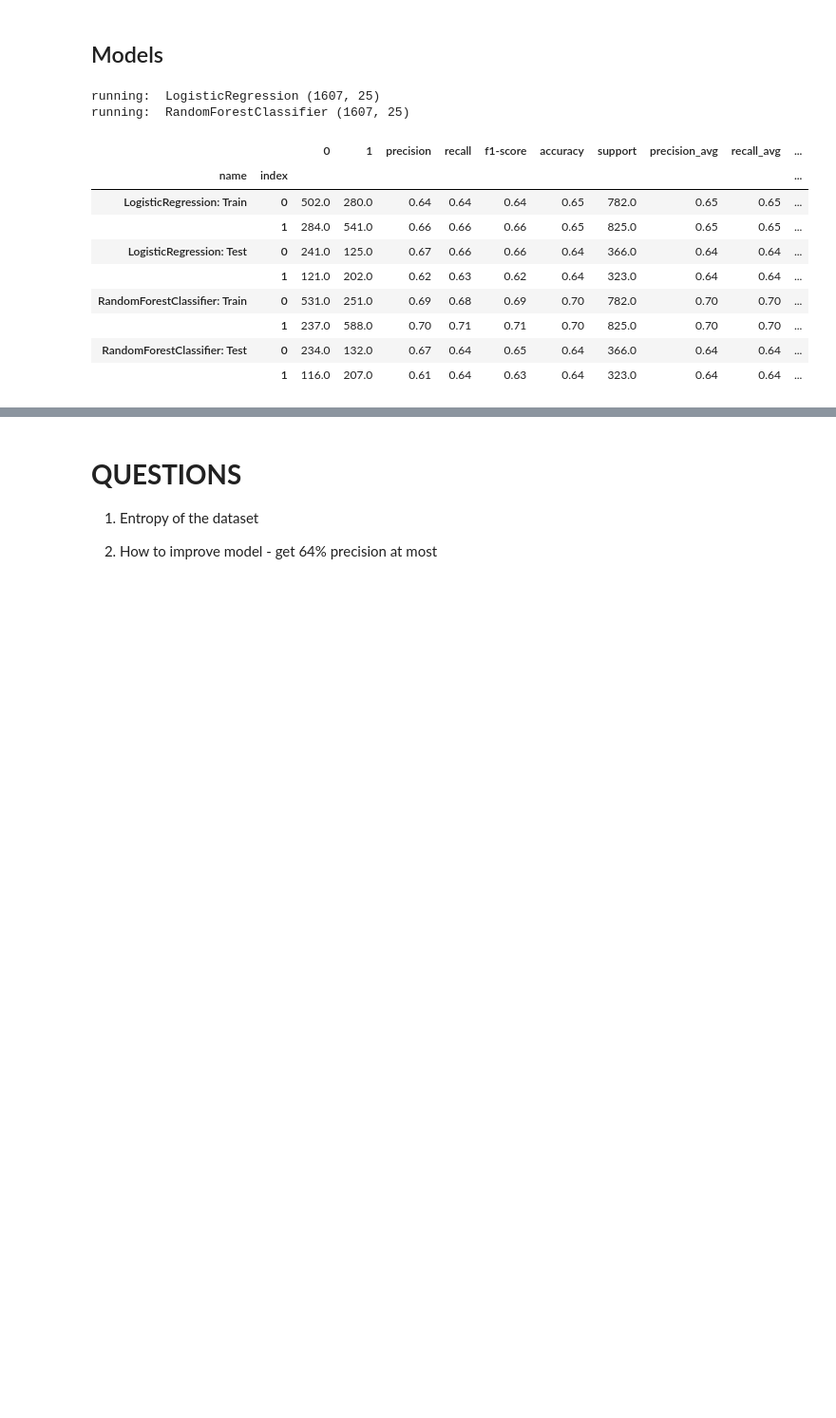
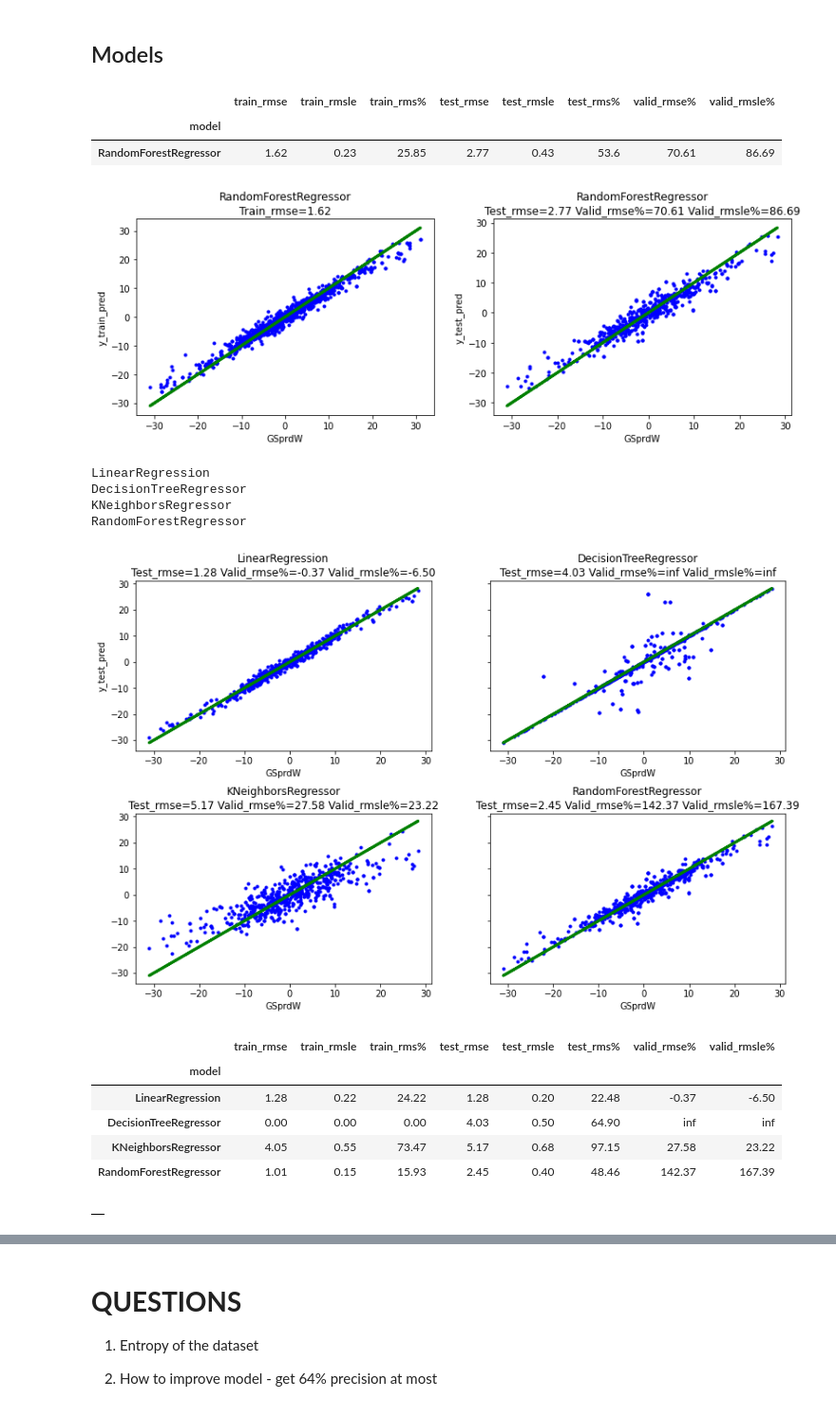
Before and after one commit to drbarak/NBA, a Jupyter notebook: NBA2021.ipynb, the cells around one changed output, grey strips where cells are left out. Shown at 95% size. Drawn from its saved outputs; the diff is of its cells as text; code cells hidden in the pictures; blank space fills up the shorter version.

```diff
--- a/NBA2021.ipynb
+++ b/NBA2021.ipynb
@@ -66,6 +66,8 @@ DayNum = 'DayNum'
 NBA = True
 if NBA:
   DayNum = 'Date'
+
+GET_DATA = False
 # %%
 def get_data(fname):
   try:
@@ -426,6 +434,9 @@ regularSeasonCompactResults_df[(regularSeasonCompactResults_df.Season == year)]
 | 8272 | 2021 | 2021-04-03 | DAL | 109 | WAS | 87 | A |
 | 8273 | 2021 | 2021-05-01 | DAL | 125 | WAS | 124 | H |
 1065 rows × 7 columns
+# %%
+def get_teamID(teamW):
+  return teams_df[teams_df.TeamID == teamW].index[0]
 # %%
 try:
   del teams_vectors
@@ -499,2 +518,15 @@ Index(['Games', 'Gseed', 'GScore', 'Gallow', 'GFGM', 'GFGA', 'GFGM3', 'GFGA3',
 # %% [markdown]
 # Models
+# %%
+SPREAD = True
+if SPREAD:
+  import sys
+  sys.path.append('/content/drive/MyDrive')
+
+  try:
+    import dataframe_image as dfi
+  except:
+    !pip install dataframe_image
+    import dataframe_image as dfi
+
+  import ML_Run_Models as ml
@@ -501,10 +551,16 @@ Index(['Games', 'Gseed', 'GScore', 'Gallow', 'GFGM', 'GFGA', 'GFGM3', 'GFGA3',
 # %%
 from sklearn.model_selection import train_test_split
+if not GET_DATA:
 
-X = X_full.drop('Win', axis=1)
-y = X_full.Win.astype(int)
+  if SPREAD:
+    X = X_full.drop(['GSprdW', 'Win'], axis=1)
+    Z = X_full[['GSprdW', 'Win']]
+    y = X_full.GSprdW
+  else:
+    X = X_full.drop('Win', axis=1)
+    y = X_full.Win.astype(int)
 
-X_train, X_test, y_train, y_test = train_test_split(X, y, train_size=0.7, random_state=0)
+  X_train, X_test, y_train, y_test = train_test_split(X, y, train_size=0.7, random_state=0)
 # %% [markdown]
 
 ## Models - process_model code
@@ -639,49 +695,59 @@ Requirement already satisfied: joblib>=0.11 in /usr/local/lib/python3.7/dist-pac
 # %%
 df_result = pd.DataFrame()
 
-clf_LR = LogisticRegression(C=10, fit_intercept=False, max_iter=1000, warm_start=True, random_state=73)
-process_model(clf_LR, X_train, y_train, X_test, y_test, threshold=0.01, plot=False, note="C=10, fit_intercept=False, max_iter=1000, warm_start=True, random_state=73")
+if SPREAD:
+  ML_ = ml.run_model(X_full, col='GSprdW', ratio_col=None, is_log_scale=False, plot=True, disp=True, model_num=ml.randomForestRegressor,
+                  random_state=73, min_samples_split=11, max_features=19, n_estimators=200)
+  ML_ = ml.run_models(X_full, col='GSprdW', ratio_col=None, is_log_scale=False, plot=True, disp=True)#, random_state=73)
+  clf_LR = None
+else:
+  clf_LR = LogisticRegression(C=10, fit_intercept=False, max_iter=1000, warm_start=True, random_state=73)
+  process_model(clf_LR, X_train, y_train, X_test, y_test, threshold=0.01, plot=False, note="C=10, fit_intercept=False, max_iter=1000, warm_start=True, random_state=73")
 
-clf_RF = RandomForestClassifier(n_estimators=200, criterion='entropy', max_depth=None, min_samples_split=20, ccp_alpha=0.006, random_state=73)
-process_model(clf_RF, X_train, y_train, X_test, y_test, plot=False, threshold=0.015, note="n_estimators=200, criterion='entropy', max_depth=None, min_samples_split=20, ccp_alpha=0.0003, random_state=73")
+  clf_RF = RandomForestClassifier(n_estimators=200, criterion='entropy', max_depth=None, min_samples_split=20, ccp_alpha=0.006, random_state=73)
+  process_model(clf_RF, X_train, y_train, X_test, y_test, plot=False, threshold=0.015, note="n_estimators=200, criterion='entropy', max_depth=None, min_samples_split=20, ccp_alpha=0.0003, random_state=73")
 
 clf_AB = AdaBoostClassifier(base_estimator=DecisionTreeClassifier(max_depth=5), n_estimators=100, learning_rate=0.01)
 #process_model(clf_AB, X_train, y_train, X_test, y_test)
 
 #process_model(KNeighborsClassifier(n_neighbors=39), X_train, y_train, X_test, y_test)
 
 clf_GB = GradientBoostingClassifier(ccp_alpha=0.0001, n_estimators=100, random_state=73)
 #process_model(clf_GB, X_train, y_train, X_test, y_test, threshold=0.01, plot=False, note='ccp_alpha=0.0001, n_estimators=100, random_state=73')
 
 model_CBC = ctb.CatBoostClassifier(logging_level='Silent', random_state=73, od_pval=0.1)#depth=None, iterations=None, learning_rate=0.1, l2_leaf_reg=5) #10, od_pval
 #process_model(model_CBC, X_train, y_train, X_test, y_test, plot=False, threshold=0.012, note="random_state=73, od_pval=0.1")#, iterations=None depth=None, learning_rate=0.1, l2_leaf_reg=5")
 
 model = xgb.XGBClassifier(random_state=73)
 #process_model(model, X_train, y_train, X_test, y_test, plot=False, threshold=0.012)
 
 model = lgb.LGBMClassifier(silent=False, random_state=73)#, max_depth=None, n_estimators=100, learning_rate=0.05)
 #process_model(model, X_train, y_train, X_test, y_test, plot=False, threshold=0.012, note="random_state=73")#, n_estimators=100 max_depth=None, random_state=73, learning_rate=0.05")
 
 d(df_result)
 
 prefix = 'NBA' if NBA else 'NCCA'
 id=year
 fname = f'{prefix}_result_{id}.csv'
 df_result.to_csv(fname, index=True)
 p(fname)
 # %% [output]
+|  | train_rmse | train_rmsle | train_rms% | test_rmse | test_rmsle | test_rms% | valid_rmse% | valid_rmsle% |
+| model |  |  |  |  |  |  |  |  |
+| RandomForestRegressor | 1.62 | 0.23 | 25.85 | 2.77 | 0.43 | 53.6 | 70.61 | 86.69 |
+[figure, added]
-running:  LogisticRegression (1607, 25)
-running:  RandomForestClassifier (1607, 25)
+LinearRegression
+DecisionTreeRegressor
+KNeighborsRegressor
+RandomForestRegressor
-|  |  | 0 | 1 | precision | recall | f1-score | accuracy | support | precision_avg | recall_avg | ... |
-| name | index |  |  |  |  |  |  |  |  |  | ... |
-| LogisticRegression: Train | 0 | 502.0 | 280.0 | 0.64 | 0.64 | 0.64 | 0.65 | 782.0 | 0.65 | 0.65 | ... |
-|  | 1 | 284.0 | 541.0 | 0.66 | 0.66 | 0.66 | 0.65 | 825.0 | 0.65 | 0.65 | ... |
-| LogisticRegression: Test | 0 | 241.0 | 125.0 | 0.67 | 0.66 | 0.66 | 0.64 | 366.0 | 0.64 | 0.64 | ... |
-|  | 1 | 121.0 | 202.0 | 0.62 | 0.63 | 0.62 | 0.64 | 323.0 | 0.64 | 0.64 | ... |
-| RandomForestClassifier: Train | 0 | 531.0 | 251.0 | 0.69 | 0.68 | 0.69 | 0.70 | 782.0 | 0.70 | 0.70 | ... |
-|  | 1 | 237.0 | 588.0 | 0.70 | 0.71 | 0.71 | 0.70 | 825.0 | 0.70 | 0.70 | ... |
-| RandomForestClassifier: Test | 0 | 234.0 | 132.0 | 0.67 | 0.64 | 0.65 | 0.64 | 366.0 | 0.64 | 0.64 | ... |
-|  | 1 | 116.0 | 207.0 | 0.61 | 0.64 | 0.63 | 0.64 | 323.0 | 0.64 | 0.64 | ... |
+[figure, added]
+|  | train_rmse | train_rmsle | train_rms% | test_rmse | test_rmsle | test_rms% | valid_rmse% | valid_rmsle% |
+| model |  |  |  |  |  |  |  |  |
+| LinearRegression | 1.28 | 0.22 | 24.22 | 1.28 | 0.20 | 22.48 | -0.37 | -6.50 |
+| DecisionTreeRegressor | 0.00 | 0.00 | 0.00 | 4.03 | 0.50 | 64.90 | inf | inf |
+| KNeighborsRegressor | 4.05 | 0.55 | 73.47 | 5.17 | 0.68 | 97.15 | 27.58 | 23.22 |
+| RandomForestRegressor | 1.01 | 0.15 | 15.93 | 2.45 | 0.40 | 48.46 | 142.37 | 167.39 |
+|  |
 NBA_result_2021.csv
 # %% [markdown]
 # **QUESTIONS**
```
Also changed, not shown: parts of 17 cells of this notebook.
